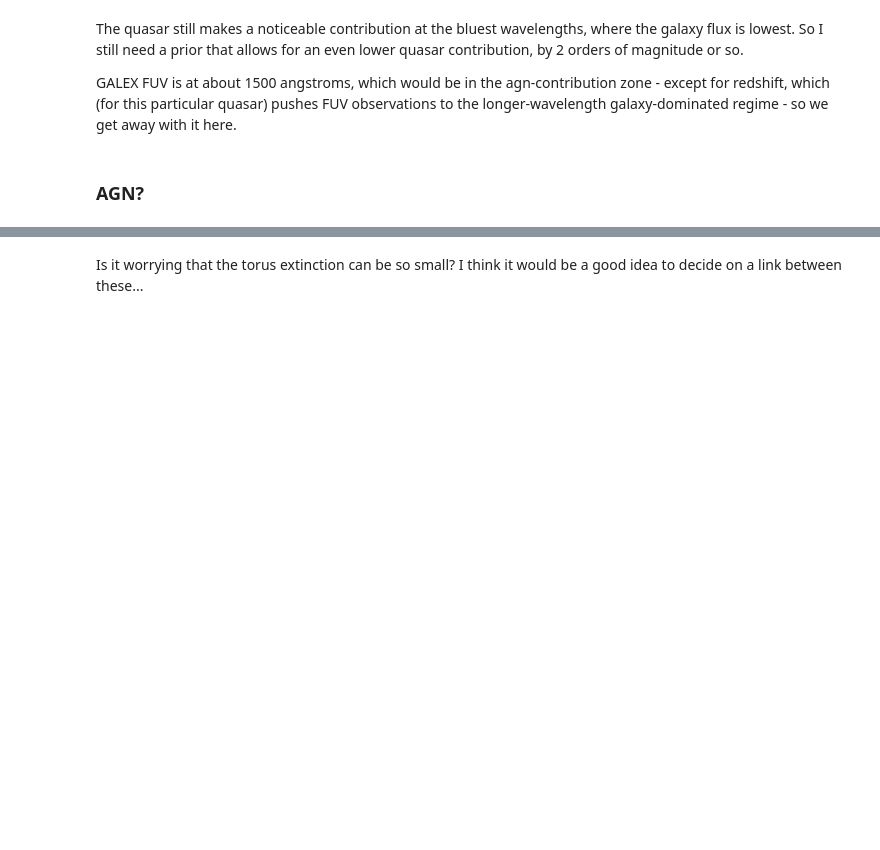
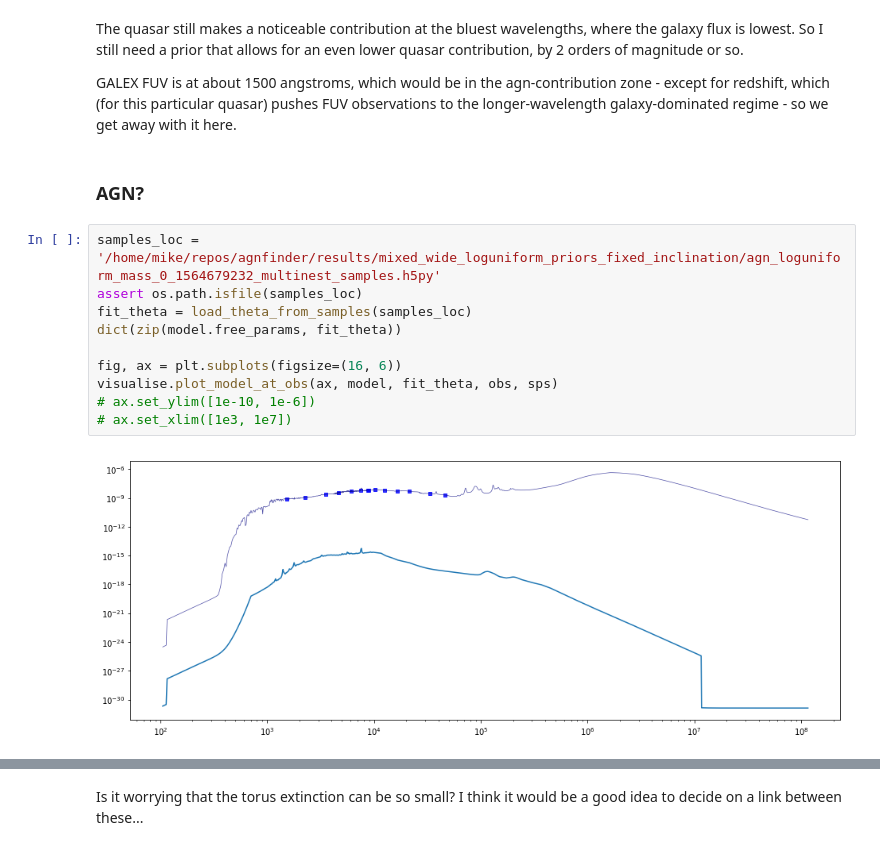
Before and after one commit to mwalmsley/agnfinder, a Jupyter notebook: notebooks/check_inference_on_synthetic_obs.ipynb, the cells around one changed output, grey strips where cells are left out. Drawn from its saved outputs; the diff is of its cells as text; blank space fills up the shorter version.

```diff
--- a/notebooks/check_inference_on_synthetic_obs.ipynb
+++ b/notebooks/check_inference_on_synthetic_obs.ipynb
@@ -256,3 +248,15 @@ The quasar still makes a noticeable contribution at the bluest wavelengths, wher
 GALEX FUV is at about 1500 angstroms, which would be in the agn-contribution zone - except for redshift, which (for this particular quasar) pushes FUV observations to the longer-wavelength galaxy-dominated regime - so we get away with it here.
 # %% [markdown]
 ### AGN?
+# %%
+samples_loc = '/home/mike/repos/agnfinder/results/mixed_wide_loguniform_priors_fixed_inclination/agn_loguniform_mass_0_1564679232_multinest_samples.h5py'
+assert os.path.isfile(samples_loc)
+fit_theta = load_theta_from_samples(samples_loc)
+dict(zip(model.free_params, fit_theta))
+
+fig, ax = plt.subplots(figsize=(16, 6))
+visualise.plot_model_at_obs(ax, model, fit_theta, obs, sps)
+# ax.set_ylim([1e-10, 1e-6])
+# ax.set_xlim([1e3, 1e7])
+# %% [output]
+[figure, added]
```
Also changed, not shown: parts of 10 cells of this notebook, 4 other files.
